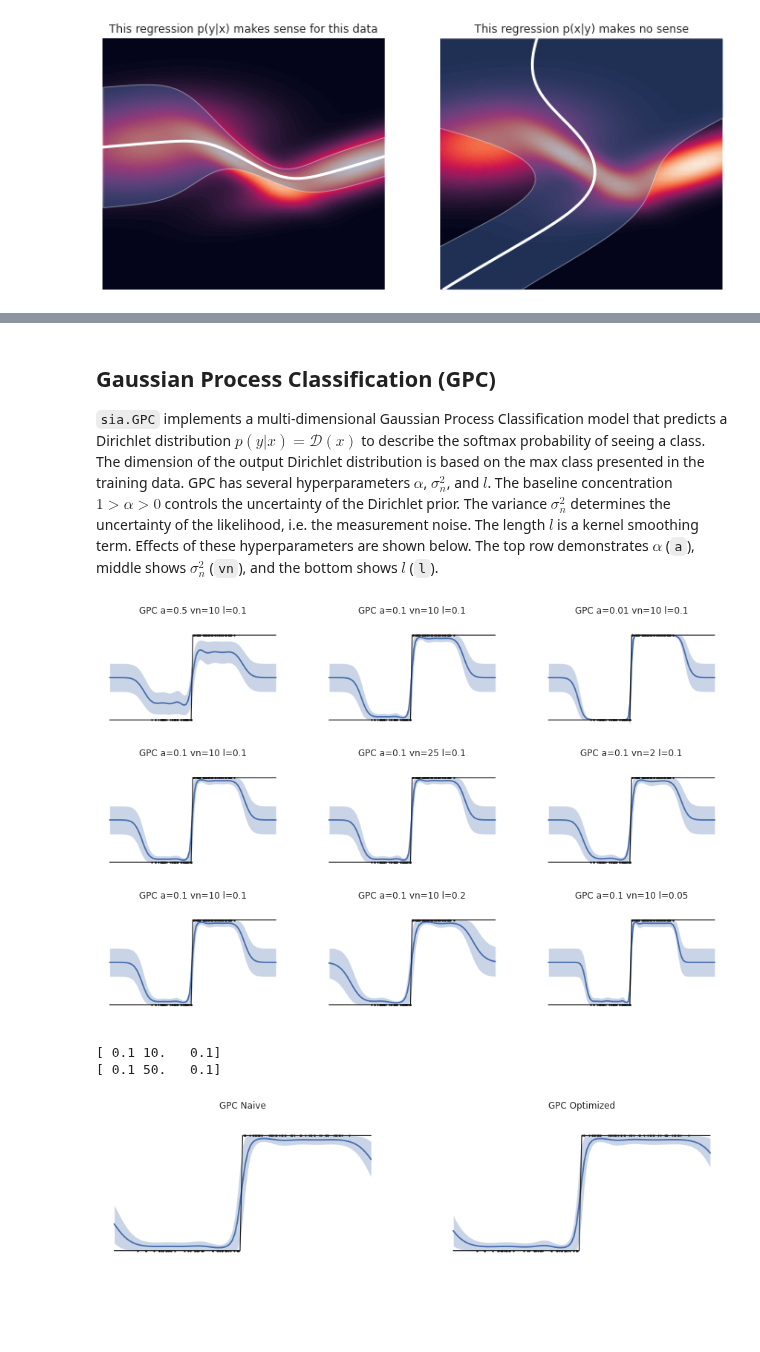
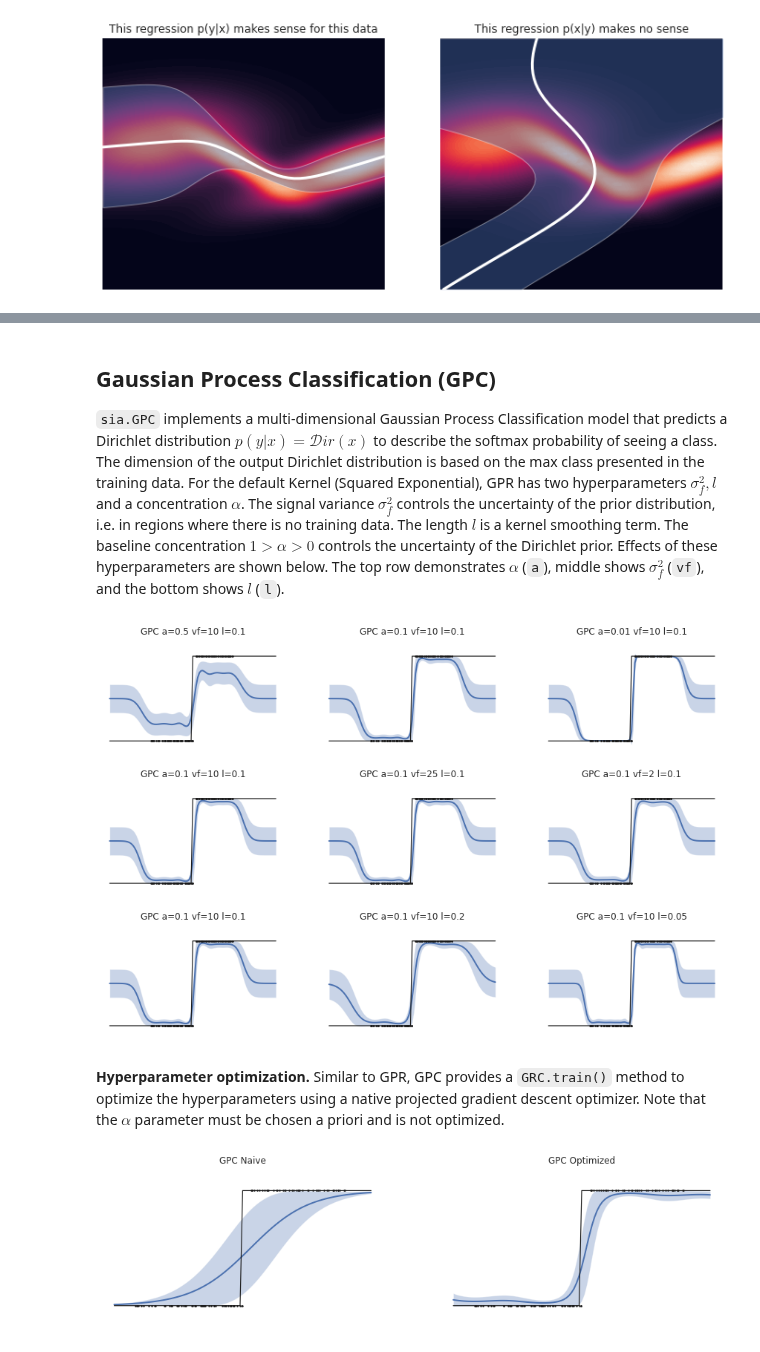
Before and after one commit to parkerowan/libsia, a Jupyter notebook: docs/notebooks/inference.ipynb, the cells around one changed output, grey strips where cells are left out. Cells and saved outputs as stored; diff of their text form; code cells hidden in the pictures; blank space fills up the shorter version.

```diff
--- a/docs/notebooks/inference.ipynb
+++ b/docs/notebooks/inference.ipynb
@@ -217,6 +240,7 @@ for i in range(len(ax)):
 # %%
-gpr_naive = sia.GPR(np.array([xtrain]), ytrain, 2, 1, 5)
-gpr_optm = sia.GPR(np.array([xtrain]), ytrain, 2, 1, 5)
+params = np.array([5., 20.])
+gpr_naive = sia.GPR(np.array([xtrain]), ytrain, hyperparameters=params, noise_variance=0.1)
+gpr_optm = sia.GPR(np.array([xtrain]), ytrain, hyperparameters=params, noise_variance=0.1)
 gpr_optm.train()
 
 models = {
@@ -250,5 +274,5 @@ for i in range(len(models.values())):
     ax[i].plot(xtrain, ytrain[1, :], '.r', ms=5)
     ax[i].set_ylim((-2, 2))
     ax[i].axis("off")
-    ax[i].set_title("GPR {}, p={}".format(key, models[key].getHyperparameters()));
+    ax[i].set_title("GPR {}, p={}".format(key, models[key].hyperparameters()));
 # %% [output]
@@ -256,7 +280,7 @@ for i in range(len(models.values())):
 # %% [markdown]
 ## Gaussian Process Classification (GPC)
 
-`sia.GPC` implements a multi-dimensional Gaussian Process Classification model that predicts a Dirichlet distribution $p(y|x) = \mathcal{D}(x)$ to describe the softmax probability of seeing a class.  The dimension of the output Dirichlet distribution is based on the max class presented in the training data.  GPC has several hyperparameters $\alpha$, $\sigma_n^2$, and $l$.  The baseline concentration $1 > \alpha > 0$ controls the uncertainty of the Dirichlet prior.  The variance $\sigma_n^2$ determines the uncertainty of the likelihood, i.e. the measurement noise.  The length $l$ is a kernel smoothing term.  Effects of these hyperparameters are shown below.  The top row demonstrates $\alpha$ (`a`), middle shows $\sigma_n^2$ (`vn`), and the bottom shows $l$ (`l`).
+`sia.GPC` implements a multi-dimensional Gaussian Process Classification model that predicts a Dirichlet distribution $p(y|x) = \mathcal{D}ir(x)$ to describe the softmax probability of seeing a class.  The dimension of the output Dirichlet distribution is based on the max class presented in the training data.  For the default Kernel (Squared Exponential), GPR has two hyperparameters $\sigma_f^2, l$ and a concentration $\alpha$.  The signal variance $\sigma_f^2$ controls the uncertainty of the prior distribution, i.e. in regions where there is no training data.  The length $l$ is a kernel smoothing term.  The baseline concentration $1 > \alpha > 0$ controls the uncertainty of the Dirichlet prior. Effects of these hyperparameters are shown below.  The top row demonstrates $\alpha$ (`a`), middle shows $\sigma_f^2$ (`vf`), and the bottom shows $l$ (`l`).
 # %%
 # Generate training data from underlying probability of a binary class
 # class_prob = lambda x : -0.2 * x ** 2 + 0.6 * np.sin(6 * x) ** 2 + 0.2
@@ -274,12 +298,13 @@ sns.despine(f, left=True, bottom=True)
 
 # Evaluate several choices of hyper parameters
 alpha  = [0.5, 0.1, 0.01, 0.1, 0.1, 0.1, 0.1, 0.1, 0.1]
-varn   = [10, 10, 10, 10, 25, 2, 10, 10, 10]
+varf   = [10, 10, 10, 10, 25, 2, 10, 10, 10]
 length = [0.1, 0.1, 0.1, 0.1, 0.1, 0.1, 0.1, 0.2, 0.05]
 
 for i in range(len(ax)):
     # Create the GPC object
-    gpc = sia.GPC(np.array([xtrain]), ytrain, alpha=alpha[i], varf=varn[i], length=length[i])
+    params = np.array([length[i], varf[i]])
+    gpc = sia.GPC(np.array([xtrain]), ytrain, hyperparameters=params, alpha=alpha[i])
 
     # Evaluate it
     xtest = np.linspace(-0.5, 1.5, 101)
@@ -298,62 +323,47 @@ for i in range(len(ax)):
     ax[i].plot(xtest, ptest, 'k', lw=1.2)
     ax[i].set_ylim((-0.2, 1.2))
     ax[i].axis("off")
-    ax[i].set_title("GPC a={} vn={} l={}".format(alpha[i], varn[i], length[i]));
+    ax[i].set_title("GPC a={} vf={} l={}".format(alpha[i], varf[i], length[i]));
 # %% [output]
-[figure, old version]
+[figure, new version]
+# %% [markdown]
+**Hyperparameter optimization.** Similar to GPR, GPC provides a `GRC.train()` method to optimize the hyperparameters using a native projected gradient descent optimizer.  Note that the $\alpha$ parameter must be chosen a priori and is not optimized.
 # %%
-from scipy.optimize import minimize
-
-gpc_naive = sia.GPC(np.array([xtrain]), ytrain, alpha=0.1, varf=10, length=0.1)
-gpc_optm = sia.GPC(np.array([xtrain]), ytrain, alpha=0.1, varf=10, length=0.1)
-
-def loss(p: np.array) -> float:
-    gpc_optm.setHyperparameters(p)
-    return gpc_optm.negLogMarginalLik()
-
-# Optimize the hyperparameters using the L-BFGS-B algorithm
-# and the negative log likelihood loss function provided by the sia.GPR
-res = minimize(loss,
-               x0=gpc_optm.getHyperparameters(),
-               bounds=((1e-1, 1e1), (1e-1, 50), (1e-1, 50)),
-               options={'disp': True},
-               method='L-BFGS-B')
-gpc_optm.setHyperparameters(res.x)
-print(gpc_naive.getHyperparameters())
-print(gpc_optm.getHyperparameters())
+params = np.array([5., 20.])
+gpc_naive = sia.GPC(np.array([xtrain]), ytrain, hyperparameters=params, alpha=0.1)
+gpc_optm = sia.GPC(np.array([xtrain]), ytrain, hyperparameters=params, alpha=0.1)
+gpc_optm.train()
 
 models = {
     "Naive": gpc_naive,
     "Optimized": gpc_optm
 }
 
 # Plot the raw data
 f, ax = plt.subplots(nrows=1, ncols=2, figsize=(15, 4))
 ax = ax.flat
 sns.despine(f, left=True, bottom=True)
 
 for i in range(len(models.values())):
     key = list(models.keys())[i]
 
     # Evaluate it
     xtest = np.linspace(-0.1, 1.1, 101)
     ptest = class_prob(xtest)
     gpc_mu = np.zeros((2, len(xtest)))
     gpc_sig = np.zeros((2, len(xtest)))
     for k in range(len(xtest)):
         dirichlet = models[key].predict(np.array([xtest[k]]))
         gpc_mu[:, k] = dirichlet.mean()
         gpc_sig[:, k] = np.diag(dirichlet.covariance())
 
     # Plot the belief for each axis and overlay the training data
     ax[i].fill_between(xtest, gpc_mu[1, :] + 2 * gpc_sig[1, :], gpc_mu[1, :] - 2 * gpc_sig[1, :],  alpha=0.3)
     ax[i].plot(xtest, gpc_mu[1, :], 'b', lw=2)
     ax[i].plot(xtrain, ytrain, '.k', ms=3)
     ax[i].plot(xtest, ptest, 'k', lw=1.2)
     ax[i].set_ylim((-0.2, 1.2))
     ax[i].axis("off")
     ax[i].set_title("GPC {}".format(key));
 # %% [output]
-[ 0.1 10.   0.1]
-[ 0.1 50.   0.1]
-[figure, old version]
+[figure, new version]
```
Also changed, not shown: parts of 10 cells of this notebook, 10 other files.
